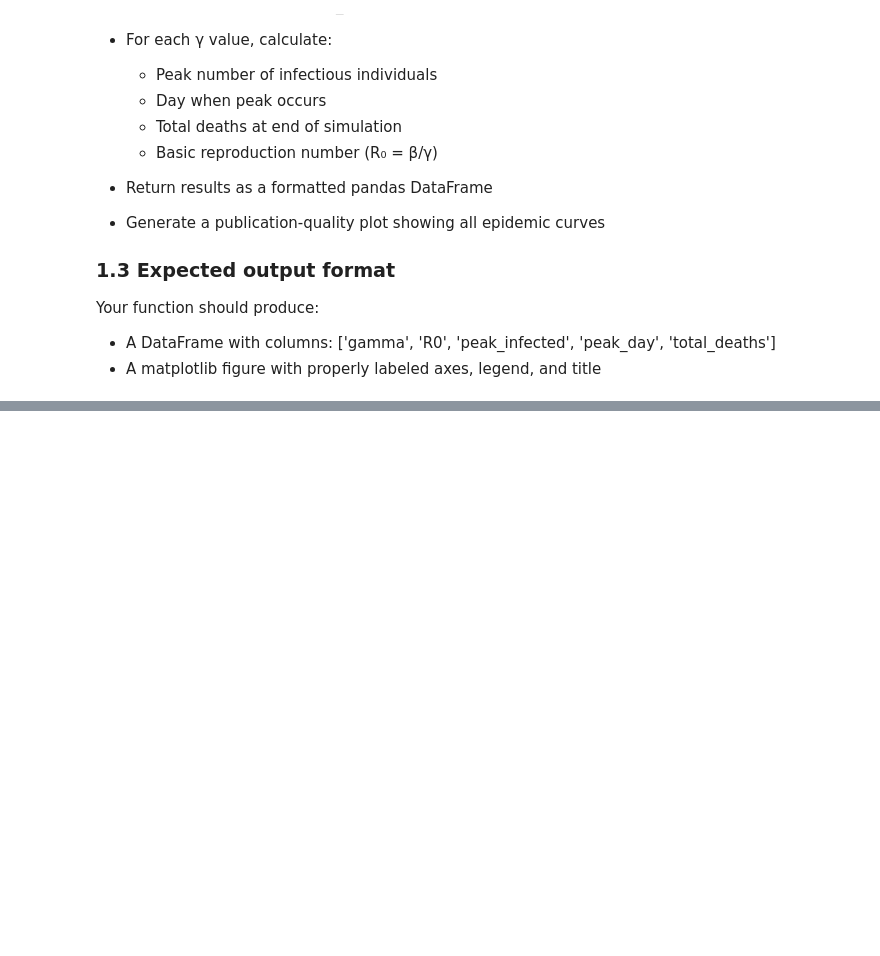
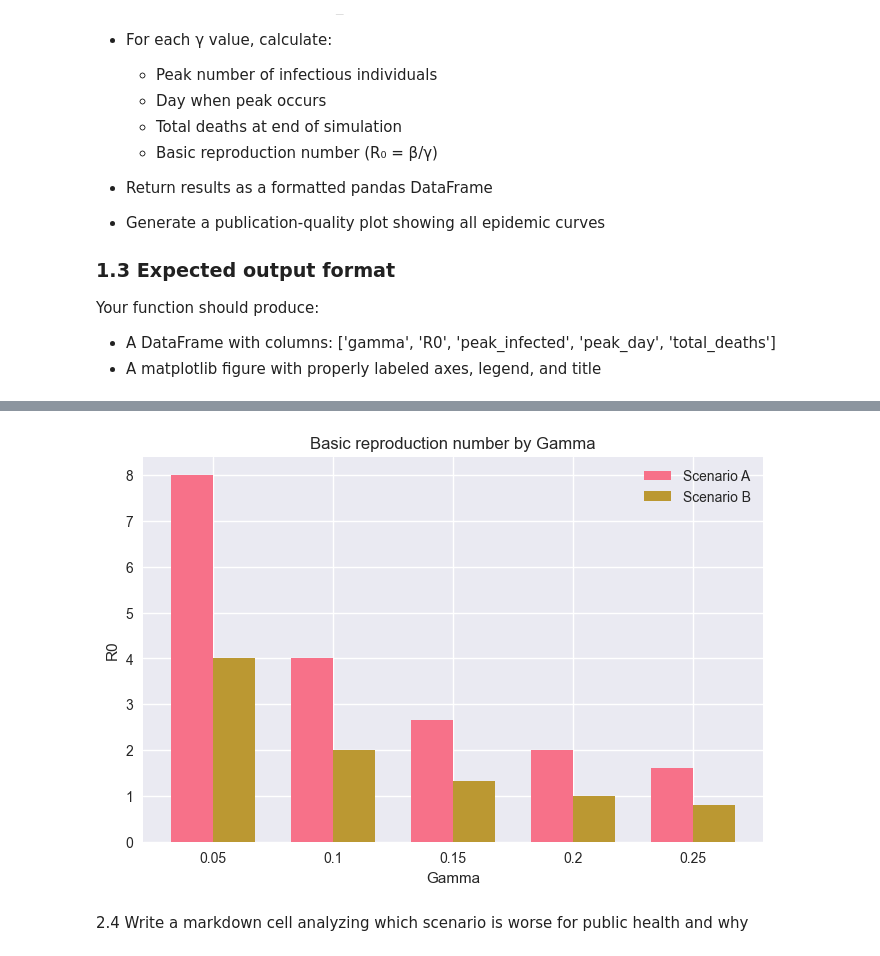
Before and after one commit to JesseHoydonckx/msm-bio-systems-group-8, a Jupyter notebook: assignment-2/assignment-2.ipynb, the cells around one changed output, grey strips where cells are left out. Drawn from its saved outputs; the diff is of its cells as text; code cells hidden in the pictures; blank space fills up the shorter version.

```diff
--- a/assignment-2/assignment-2.ipynb
+++ b/assignment-2/assignment-2.ipynb
@@ -167,0 +240,25 @@ Parameter Analysis Results:
+# %%
+gammas = results_df_A['gamma']
+total_deaths_A = results_df_A['R0']
+total_deaths_B = results_df_B['R0']
+
+x = np.arange(len(gammas))
+width = 0.35
+
+fig, ax = plt.subplots(figsize=(8, 5))
+
+ax.bar(x - width/2, total_deaths_A, width, label='Scenario A')
+ax.bar(x + width/2, total_deaths_B, width, label='Scenario B')
+
+ax.set_xlabel('Gamma')
+ax.set_ylabel('R0')
+ax.set_title('Basic reproduction number by Gamma')
+ax.set_xticks(x)
+ax.set_xticklabels(gammas)
+ax.legend()
+
+plt.show()
+# %% [output]
+[figure, added]
+# %% [markdown]
+2.4 Write a markdown cell analyzing which scenario is worse for public health and why
```
Also changed, not shown: parts of 10 cells of this notebook, 1 other file.
